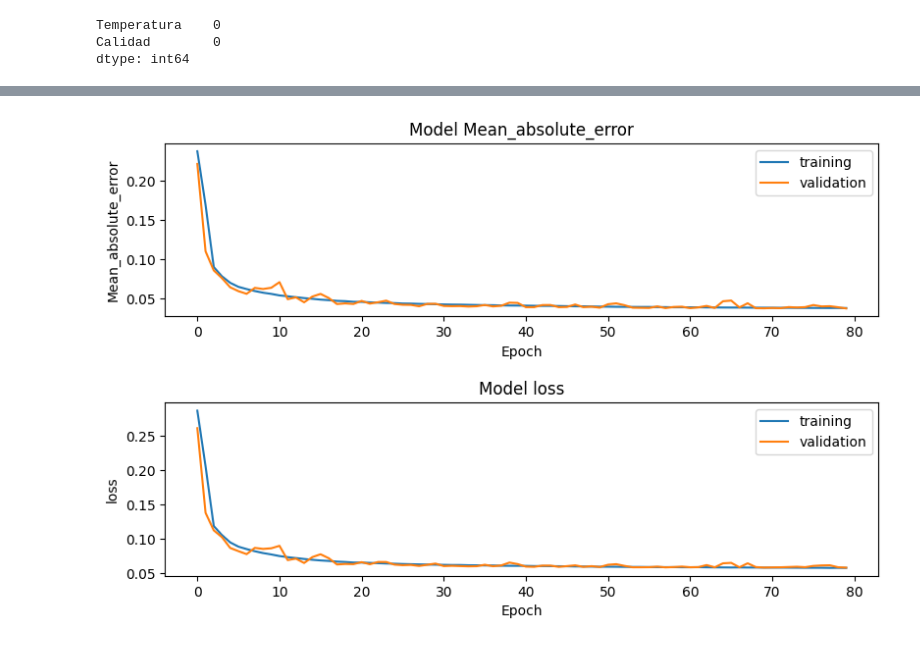
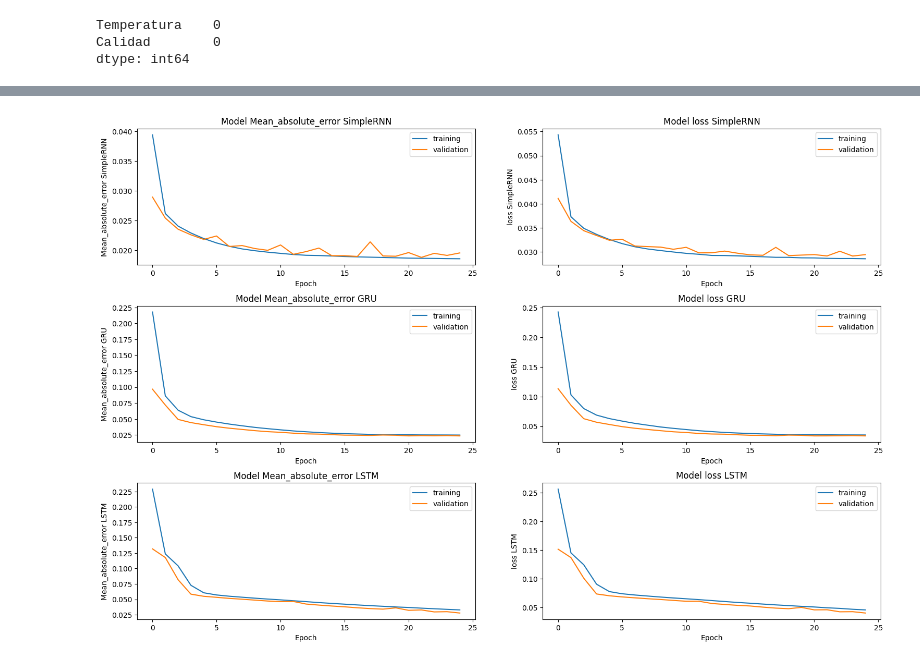
Before and after one commit to YesidORC/Proyecto_DL_2024_1, a Jupyter notebook: 02_Preprocesado_y_Arquitectura.ipynb, the cells around one changed output, grey strips where cells are left out. Drawn from its saved outputs; the diff is of its cells as text; code cells hidden in the pictures.

```diff
--- a/02_Preprocesado_y_Arquitectura.ipynb
+++ b/02_Preprocesado_y_Arquitectura.ipynb
@@ -89,7 +89,7 @@ def escalar_dataset(data_input):
     NFEATS = data_input['x_tr'].shape[2]
 
     # Generar listado con "scalers"
-    scalers = [MinMaxScaler(feature_range=(-1,1)) for i in range(NFEATS)]
+    scalers = [MinMaxScaler(feature_range=(0,1)) for i in range(NFEATS)]
 
     # Arreglos que contendrán los datasets escalados
     x_tr_s = np.zeros(data_input['x_tr'].shape)
@@ -155,4 +179,0 @@ modelo.compile(optimizer = optimizador,loss =  root_mean_squared_error, metrics=
-# %%
-EPOCHS = 80
-BATCH_SIZE = 128
-model = modelo.fit(x = x_tr_s,y = y_tr_s,batch_size = BATCH_SIZE,epochs = EPOCHS,validation_data = (x_vl_s, y_vl_s),verbose=2)
@@ -199,0 +180,8 @@ FINAL ACCURACY MEAN:  0.04746109191328287
+# %%
+def Train_Model(X_train,y_train,xVal,yVal,modelo,op,ls):
+  EPOCHS = 25
+  BATCH_SIZE = 128
+  model = modelo.compile(optimizer=op,loss=ls,metrics=['mean_absolute_error'])
+  stop = tf.keras.callbacks.EarlyStopping(monitor='val_loss', min_delta=0, patience=10, verbose=0, mode='auto', baseline=None, restore_best_weights=False)
+  historia = modelo.fit(x = X_train,y = y_train, batch_size = BATCH_SIZE, epochs = EPOCHS,validation_data = (xVal, yVal),verbose=2, callbacks=[stop])
+  return historia
@@ -199,0 +190,16 @@ FINAL ACCURACY MEAN:  0.04746109191328287
+# %%
+from tensorflow.keras.optimizers.legacy import RMSprop
+def root_mean_squared_error(y_true, y_pred):
+    rmse = tf.math.sqrt(tf.math.reduce_mean(tf.square(y_pred-y_true)))
+    return rmse
+
+opt1 = RMSprop(learning_rate=5e-5)
+opt2 = 'adam'
+opt3 = 'mse'
+
+modelo1 = Recurrent_Model(x_tr_s,OUTPUT_LENGTH,layer_type="SimpleRNN")
+historia1 = Train_Model(x_tr_s, y_tr_s, x_vl_s, y_vl_s, modelo1, opt1, root_mean_squared_error)
+modelo2 = Recurrent_Model(x_tr_s,OUTPUT_LENGTH,layer_type="GRU")
+historia2 = Train_Model(x_tr_s, y_tr_s, x_vl_s, y_vl_s, modelo2, opt1, root_mean_squared_error)
+modelo3 = Recurrent_Model(x_tr_s,OUTPUT_LENGTH,layer_type="LSTM")
+historia3 = Train_Model(x_tr_s, y_tr_s, x_vl_s, y_vl_s, modelo3, opt1, root_mean_squared_error)
@@ -216,19 +274,23 @@ Comparativo desempeños:
 # %%
 def display_training_curves(training, validation, title, subplot):
   ax = plt.subplot(subplot)
   ax.plot(training)
   ax.plot(validation)
   ax.set_title('Model '+ title)
   ax.set_ylabel(title)
   ax.set_xlabel('Epoch')
   ax.legend(['training', 'validation'])
 
-plt.subplots(figsize=(8,5))
+plt.subplots(figsize=(15,10))
 plt.tight_layout()
-display_training_curves(model.history['mean_absolute_error'], model.history['val_mean_absolute_error'], 'Mean_absolute_error', 211)
-display_training_curves(model.history['loss'], model.history['val_loss'], 'loss', 212)
-plt.subplots_adjust(hspace=0.5)
+display_training_curves(historia1.history['mean_absolute_error'], historia1.history['val_mean_absolute_error'], 'Mean_absolute_error SimpleRNN', 321)
+display_training_curves(historia1.history['loss'], historia1.history['val_loss'], 'loss SimpleRNN', 322)
+display_training_curves(historia2.history['mean_absolute_error'], historia2.history['val_mean_absolute_error'], 'Mean_absolute_error GRU', 323)
+display_training_curves(historia2.history['loss'], historia2.history['val_loss'], 'loss GRU', 324)
+display_training_curves(historia3.history['mean_absolute_error'], historia3.history['val_mean_absolute_error'], 'Mean_absolute_error LSTM', 325)
+display_training_curves(historia3.history['loss'], historia3.history['val_loss'], 'loss LSTM', 326)
+plt.subplots_adjust(hspace=0.3)
 # %% [output]
-[figure, old version]
+[figure, new version]
 # %%
 def predecir(x, model, scaler):
```
Also changed, not shown: parts of 16 cells of this notebook.
